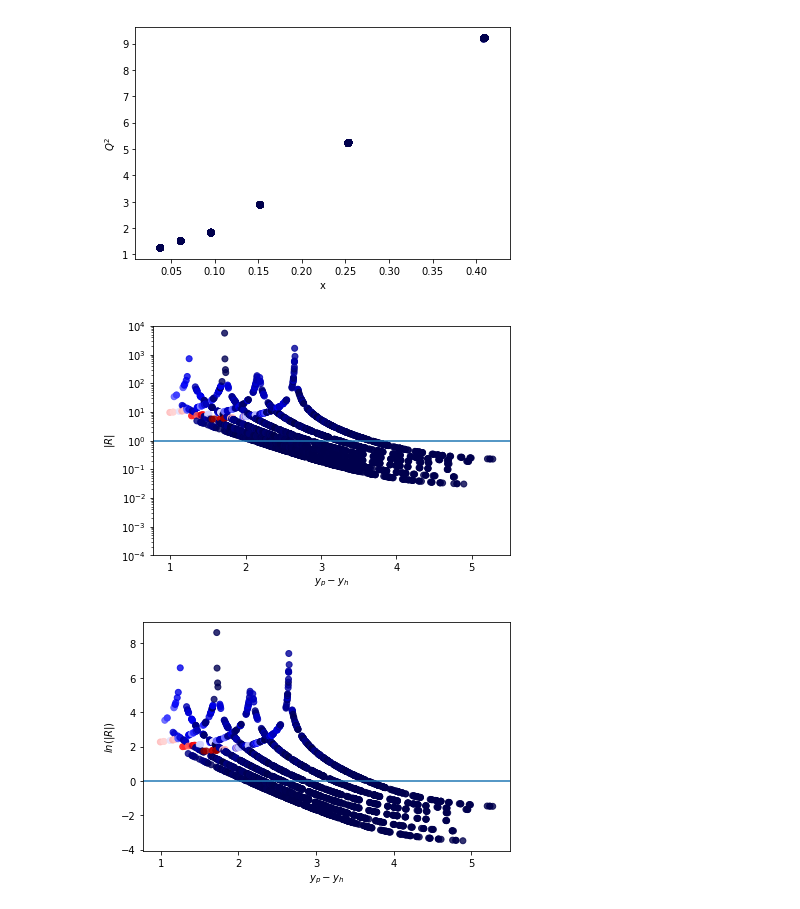
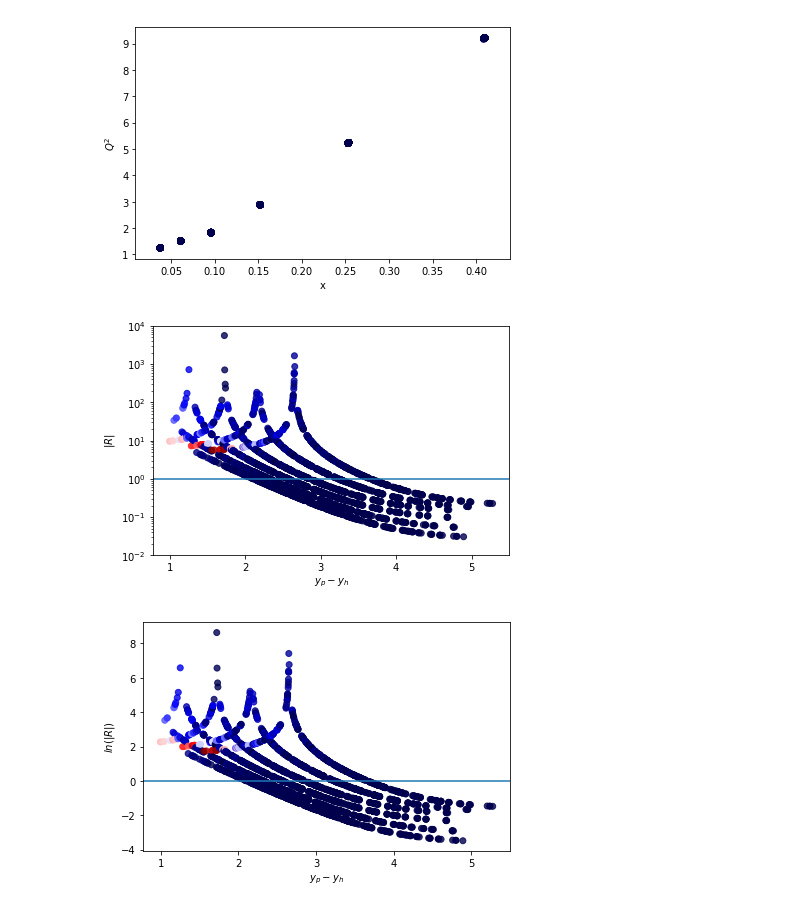
Before and after one commit to prokudin/psu_project_2018, a Jupyter notebook: notebooks_alexei_gk/HERMES_rapidity_color_plot_Alexei.ipynb, the cells around one changed output. Saved outputs shown, nothing was run; the diff lists cells and outputs as text; code cells hidden in the pictures.

Commit message:
rapidity plots

```diff
--- a/notebooks_alexei_gk/HERMES_rapidity_color_plot_Alexei.ipynb
+++ b/notebooks_alexei_gk/HERMES_rapidity_color_plot_Alexei.ipynb
@@ -230,13 +230,13 @@ plt.show()
 # %%
 fig, ax, vert, hor = color_plot(data,"R", "dy",cmap="seismic", alpha=0.8)
 #ax.yscale('symlog')
 ax.set_yscale("log")
-ax.set_ylim([0.0001,10000])
+ax.set_ylim([0.01,10000])
 plt.axhline(1.,0,6)
 plt.savefig("hermes_data_all_R.pdf")
 plt.show()
 # %% [output]
-[figure, old version]
+[figure, new version]
 # %%
 fig, ax, vert, hor = color_plot(data,"lnR", "dy",cmap="seismic", alpha=0.8)
 #ax.yscale('symlog')
```
Also changed, not shown: parts of 12 cells of this notebook, 3 other files.
